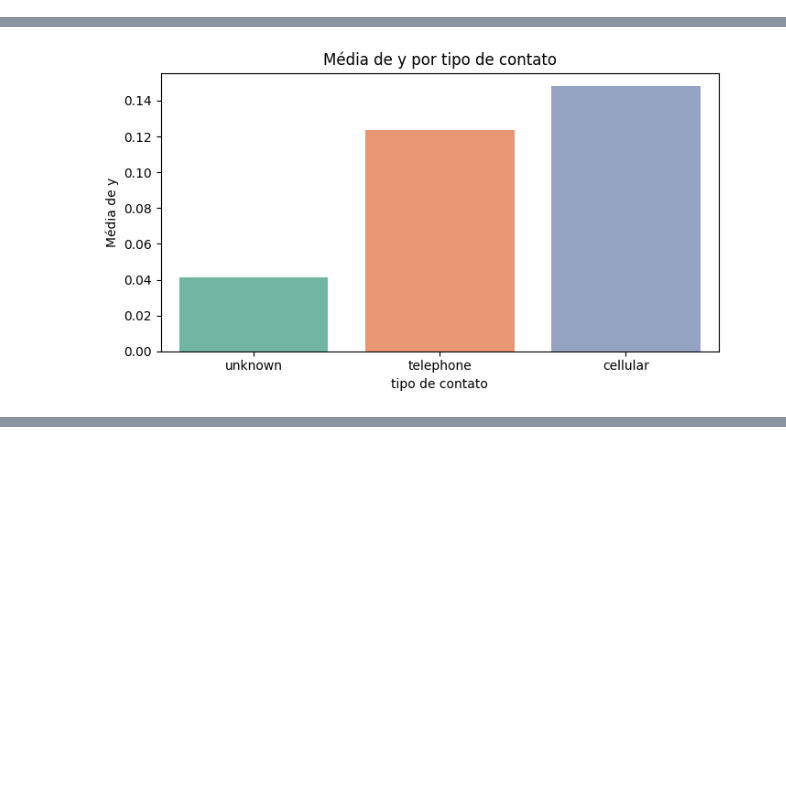
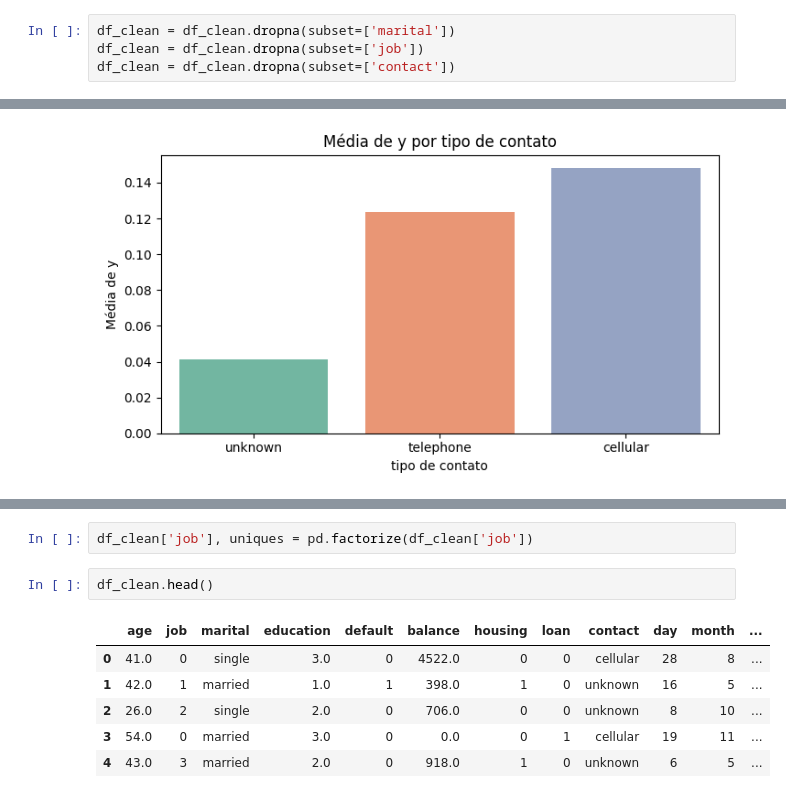
Before and after one commit to jvmilaUSP/projetoTuringAcademy, a Jupyter notebook: AnaliseLimpezaDados.ipynb, the cells around one changed output, grey strips where cells are left out. Drawn from its saved outputs; the diff is of its cells as text; blank space fills up the shorter version.

```diff
--- a/AnaliseLimpezaDados.ipynb
+++ b/AnaliseLimpezaDados.ipynb
@@ -170,2 +172,6 @@ print(ocorrencias)
 # %%
 df_clean = df_clean[df_clean['education'] != 'unknown']
+# %%
+df_clean = df_clean.dropna(subset=['marital'])
+df_clean = df_clean.dropna(subset=['job'])
+df_clean = df_clean.dropna(subset=['contact'])
@@ -455,0 +502,11 @@ Passing `palette` without assigning `hue` is deprecated and will be removed in v
+# %%
+df_clean['job'], uniques = pd.factorize(df_clean['job'])
+# %%
+df_clean.head()
+# %% [output]
+|  | age | job | marital | education | default | balance | housing | loan | contact | day | month | ... |
+| 0 | 41.0 | 0 | single | 3.0 | 0 | 4522.0 | 0 | 0 | cellular | 28 | 8 | ... |
+| 1 | 42.0 | 1 | married | 1.0 | 1 | 398.0 | 1 | 0 | unknown | 16 | 5 | ... |
+| 2 | 26.0 | 2 | single | 2.0 | 0 | 706.0 | 0 | 0 | unknown | 8 | 10 | ... |
+| 3 | 54.0 | 0 | married | 3.0 | 0 | 0.0 | 0 | 1 | cellular | 19 | 11 | ... |
+| 4 | 43.0 | 3 | married | 2.0 | 0 | 918.0 | 1 | 0 | unknown | 6 | 5 | ... |
```
Also changed, not shown: parts of 13 cells of this notebook, 1 other file.
